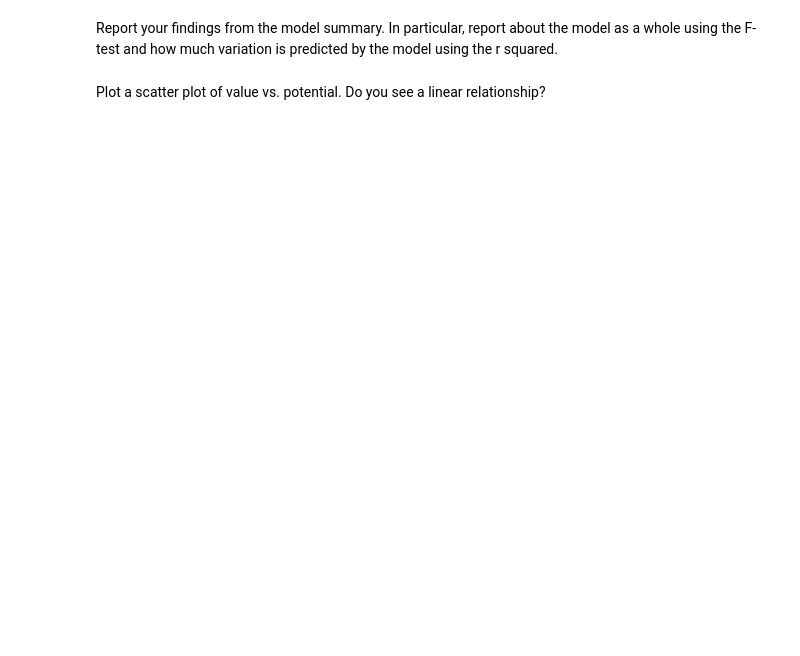
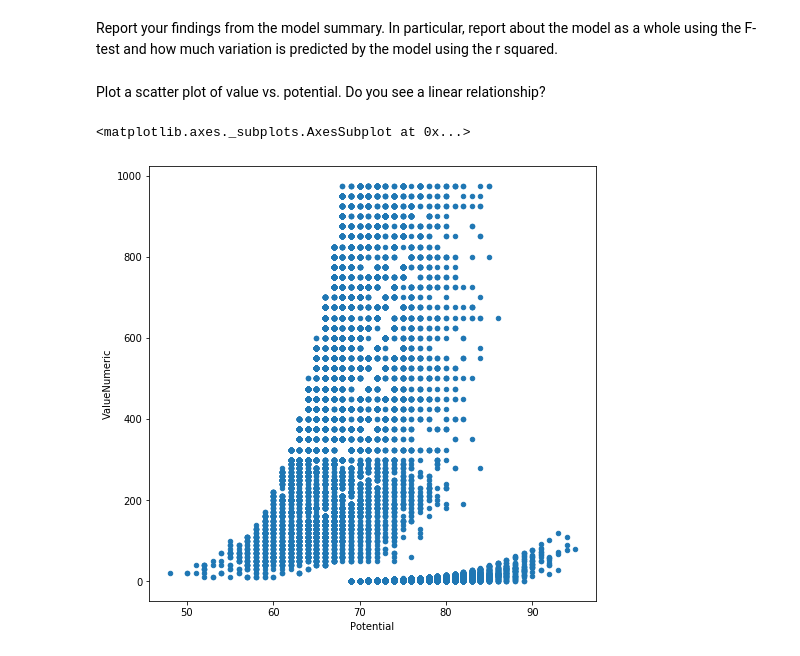
Before and after one commit to ta-datapt-bcn/lab-correlation-tests-with-scipy, a Jupyter notebook: your-code/main.ipynb, the cells around one changed output. Drawn from its saved outputs; the diff is of its cells as text; code cells hidden in the pictures; blank space fills up the shorter version.

```diff
--- a/your-code/main.ipynb
+++ b/your-code/main.ipynb
@@ -9,3 +6,19 @@
+# %%
+%matplotlib inline
+# import numpy and pandas
+import numpy as np
+import pandas as pd
+import statsmodels.api as sm
+import statsmodels.formula.api as smf
+from sklearn.linear_model import LinearRegression
+
+import seaborn as sns
+import matplotlib.pyplot as plt
+import plotly.express as px
+from scipy.optimize import curve_fit
+import plotly.graph_objects as go
+
+plt.rcParams["figure.figsize"] = (8,8)
 # %% [markdown]
 # Challenge 1 - Analysis of Variance
 
@@ -25,3 +44,6 @@ Player's values are expressed in millions of euros. We would like this column to
+# %%
+# Your code here:
+fifa['ValueNumeric'] = pd.to_numeric([value[1:-1] for value in fifa['Value']])
 # %% [markdown]
 #### We'd like to determine whether a player's preffered foot and position have an impact on their value.
 
@@ -70,3 +179,8 @@ Report your findings from the model summary. In particular, report about the mod
 Plot a scatter plot of value vs. potential. Do you see a linear relationship?
 # %%
 # Your code here:
+
+_=fifa.plot.scatter(x="Potential", y="ValueNumeric")
+# %% [output]
+<matplotlib.axes._subplots.AxesSubplot at 0x...>
+[figure, added]
```
Also changed, not shown: parts of 12 cells of this notebook.
